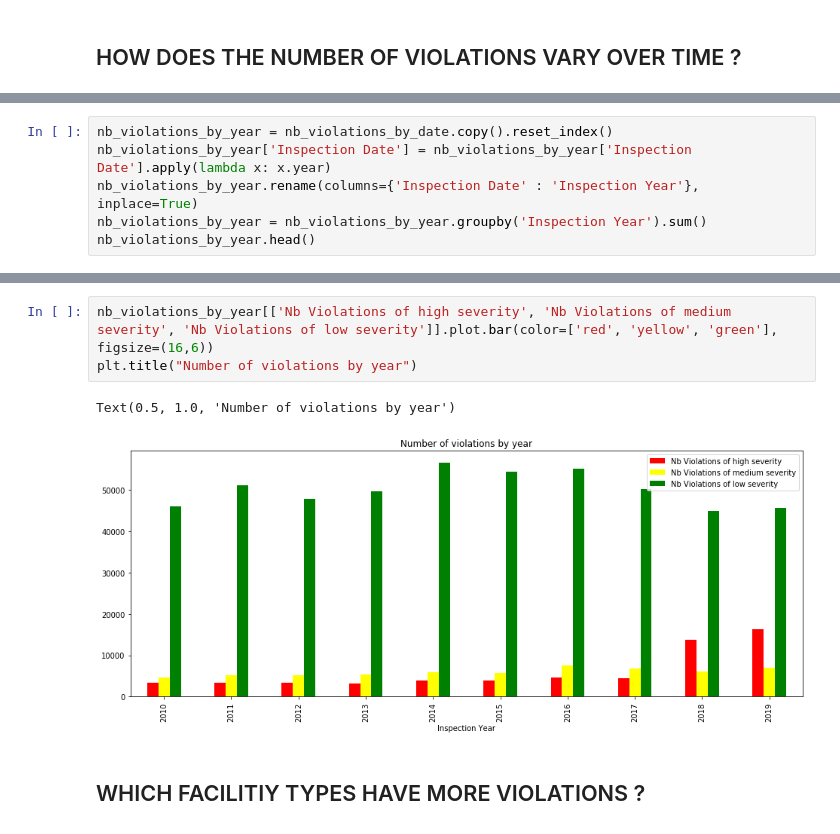
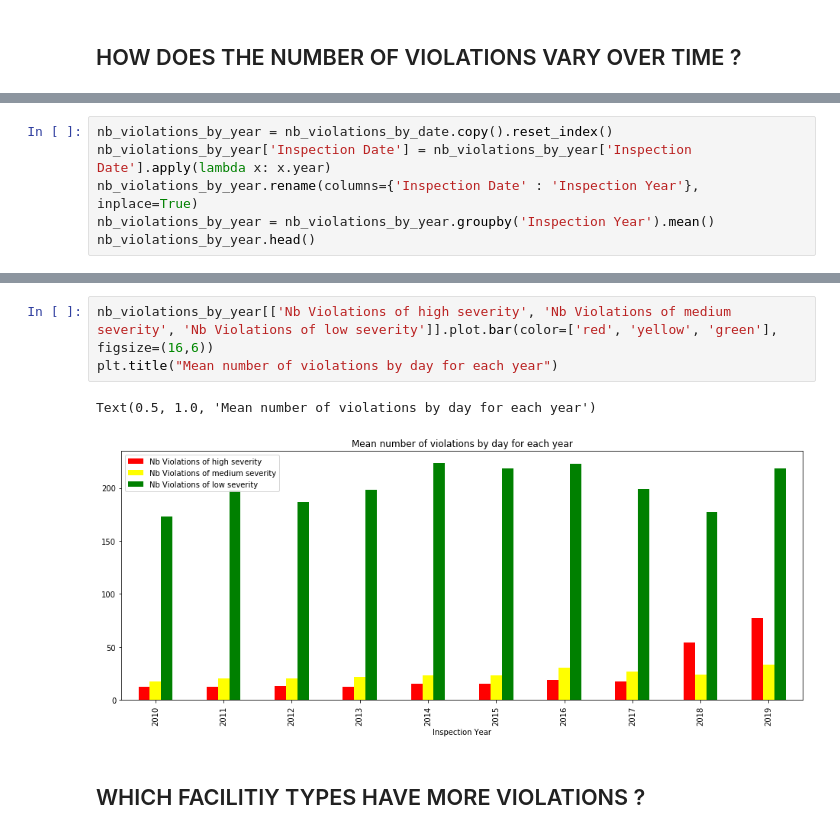
Before and after one commit to VodopaDev/CS401-Chicago-Crime-Analysis, a Jupyter notebook: violations.ipynb, the cells around one changed output, grey strips where cells are left out. Saved outputs shown, nothing was run; the diff lists cells and outputs as text.

```diff
--- a/violations.ipynb
+++ b/violations.ipynb
@@ -246,7 +246,7 @@ Text(0.5, 1.0, 'Variation of the number of violations over time')
 nb_violations_by_year = nb_violations_by_date.copy().reset_index()
 nb_violations_by_year['Inspection Date'] = nb_violations_by_year['Inspection Date'].apply(lambda x: x.year)
 nb_violations_by_year.rename(columns={'Inspection Date' : 'Inspection Year'}, inplace=True)
-nb_violations_by_year = nb_violations_by_year.groupby('Inspection Year').sum()
+nb_violations_by_year = nb_violations_by_year.groupby('Inspection Year').mean()
 nb_violations_by_year.head()
 # %% [output]
 |  | Nb Violations | Nb Violations of high severity | Nb Violations of medium severity | Nb Violations of low severity |
@@ -259,9 +259,9 @@ nb_violations_by_year.head()
 # %%
 nb_violations_by_year[['Nb Violations of high severity', 'Nb Violations of medium severity', 'Nb Violations of low severity']].plot.bar(color=['red', 'yellow', 'green'], figsize=(16,6))
-plt.title("Number of violations by year")
+plt.title("Mean number of violations by day for each year")
 # %% [output]
-Text(0.5, 1.0, 'Number of violations by year')
+Text(0.5, 1.0, 'Mean number of violations by day for each year')
-[figure, old version]
+[figure, new version]
 # %% [markdown]
 ## WHICH FACILITIY TYPES HAVE MORE VIOLATIONS ? ##
 # %%
```
Also changed, not shown: parts of 15 cells of this notebook.
